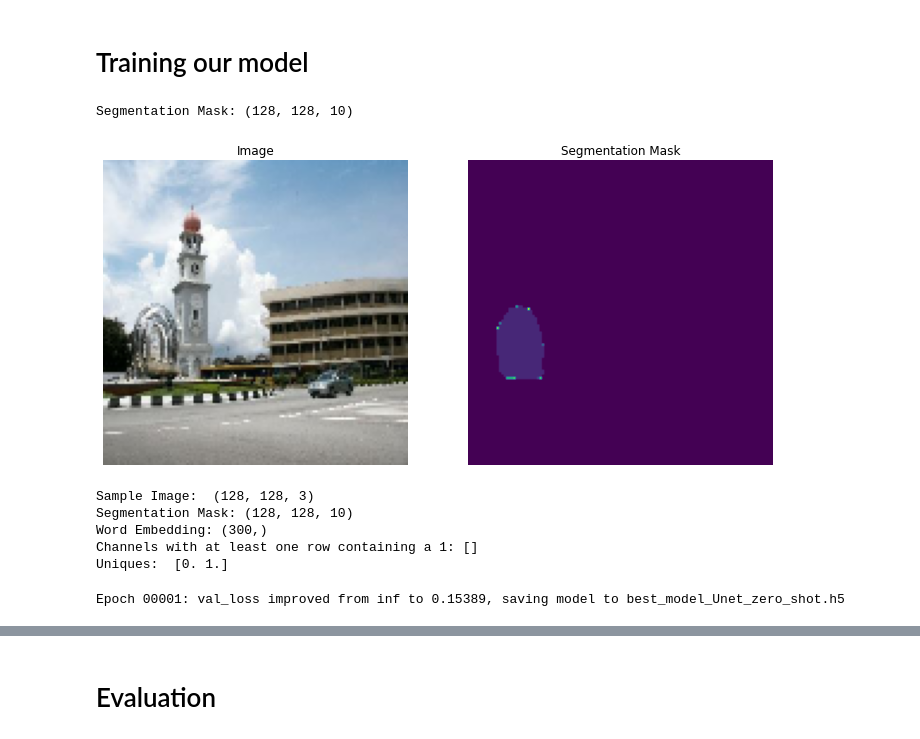
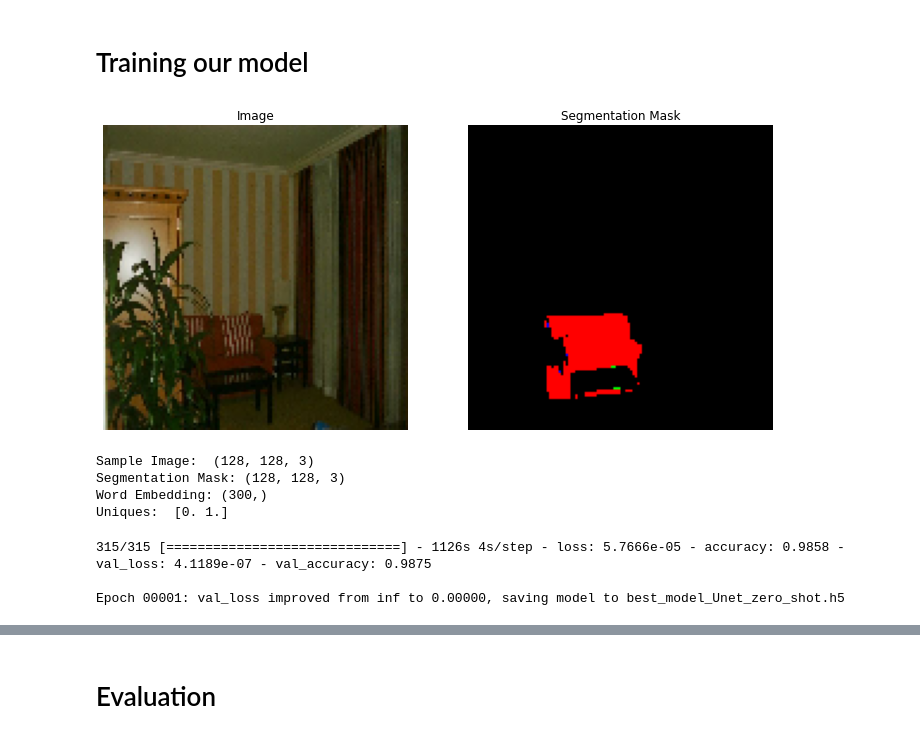
Before and after one commit to Nijaoui-Wassim/COMP473_Semantic_segmentation, a Jupyter notebook: TF_segmentation_zeroshot.ipynb, the cells around one changed output, grey strips where cells are left out. Saved outputs shown, nothing was run; the diff lists cells and outputs as text; code cells hidden in the pictures.

```diff
--- a/TF_segmentation_zeroshot.ipynb
+++ b/TF_segmentation_zeroshot.ipynb
@@ -198,7 +198,7 @@ train_dataset = train_dataset.map(parse_image)
 val_dataset = tf.data.Dataset.list_files(dataset_path + val_data + "*.jpg", seed=SEED)
 val_dataset =val_dataset.map(parse_image)
 # %%
-for batch in train_dataset.take(10):  # Take 1 batch from the dataset
+for batch in train_dataset.take(1):  # Take 1 batch from the dataset
     class_names = batch['class_name']
     print("Batch class names:", class_names.numpy())  # Convert tensor to numpy array for printing
 # %% [output]
@@ -260,7 +251,7 @@ def load_image_test(datapoint: dict) -> tuple:
 
     return {'image': input_image, 'segmentation_mask': input_mask, 'word_embedding': datapoint['word_embedding'], 'class_name': datapoint['class_name']}
 # %%
-BATCH_SIZE = 5
+BATCH_SIZE = 64
 
 # for reference about the BUFFER_SIZE in shuffle:
 # https://stackoverflow.com/questions/46444018/meaning-of-buffer-size-in-dataset-map-dataset-prefetch-and-dataset-shuffle
@@ -785,11 +796,11 @@ create_mask(pred_mask) : (128, 128, 10)
 def find_channels_with_row_having_ones(arr):
     """
     Prints the indices of channels where any row across all images contains at least one '1'.
-    :param arr: A 4D numpy array of shape (n, 128, 128, 151)
+    :param arr: A 4D numpy array of shape (n, IMG_SIZE, IMG_SIZE, 151)
     """
     # Check if the array is in the expected shape
-    if arr.shape[1:] != (128, 128, 151):
-        raise ValueError("Array must be of shape (n, 128, 128, 151)")
+    if arr.shape[1:] != (IMG_SIZE, IMG_SIZE, 151):
+        raise ValueError("Array must be of shape (n, IMG_SIZE, IMG_SIZE, 151)")
 
     channels_with_ones = []
 
@@ -807,46 +818,44 @@ def find_channels_with_row_having_ones(arr):
 for inputs, outputs in train_dataset.take(1):
     # Extract the first sample from the batch
     sample_image = inputs['input_1'][0]
-    sample_mask = outputs[0]
+    sample_mask = outputs[0]*255
     sample_embedding = inputs['input_2'][0]
 
     # Plot the image and mask
     plt.figure(figsize=(12, 6))
 
     plt.subplot(1, 2, 1)
     plt.title("Image")
-    plt.imshow(sample_image.numpy().astype("uint8"))
+    plt.imshow((sample_image.numpy()*255).astype("uint8"))
     plt.axis("off")
 
     plt.subplot(1, 2, 2)
     plt.title("Segmentation Mask")
     if sample_mask.numpy().shape[-1]>3:
         print("Segmentation Mask:", np.shape(sample_mask.numpy()))
         plt.imshow(create_mask(sample_mask.numpy()))
     else:
         plt.imshow((sample_mask.numpy()))
     plt.axis("off")
 
     plt.show()
 
     # Print the word embedding
     print("Sample Image: ", np.shape(sample_image.numpy()))
     print("Segmentation Mask:", np.shape(sample_mask.numpy()))
     print("Word Embedding:", np.shape(sample_embedding.numpy()))
 
-    channels_with_ones = find_channels_with_row_having_ones(arr)
-    print("Channels with at least one row containing a 1:", channels_with_ones)
+    #channels_with_ones = find_channels_with_row_having_ones(arr)
+    #print("Channels with at least one row containing a 1:", channels_with_ones)
     print("Uniques: ",np.unique(sample_mask.numpy()))
 
 #sample_mask.numpy()
 # %% [output]
+[figure, new version]
-Segmentation Mask: (128, 128, 10)
+Sample Image:  (128, 128, 3)
+Segmentation Mask: (128, 128, 3)
+Word Embedding: (300,)
+Uniques:  [0. 1.]
-[figure, old version]
-Sample Image:  (128, 128, 3)
-Segmentation Mask: (128, 128, 10)
-Word Embedding: (300,)
-Channels with at least one row containing a 1: []
-Uniques:  [0. 1.]
 # %%
 class DisplayCallback(tf.keras.callbacks.Callback):
     def on_epoch_end(self, epoch, logs=None):
@@ -937,8 +964,11 @@ try:
                               validation_steps=VALIDATION_STEPS,
                               validation_data=val_dataset,
                               callbacks=callbacks)
-except:
+except Exception as e:
+    print(e)
     # adding this in case we stop training on our own
     print("Training done!")
 # %% [output]
-Epoch 00001: val_loss improved from inf to 0.15389, saving model to best_model_Unet_zero_shot.h5
+315/315 [==============================] - 1126s 4s/step - loss: 5.7666e-05 - accuracy: 0.9858 - val_loss: 4.1189e-07 - val_accuracy: 0.9875
+
+Epoch 00001: val_loss improved from inf to 0.00000, saving model to best_model_Unet_zero_shot.h5
```
Also changed, not shown: parts of 16 cells of this notebook.
